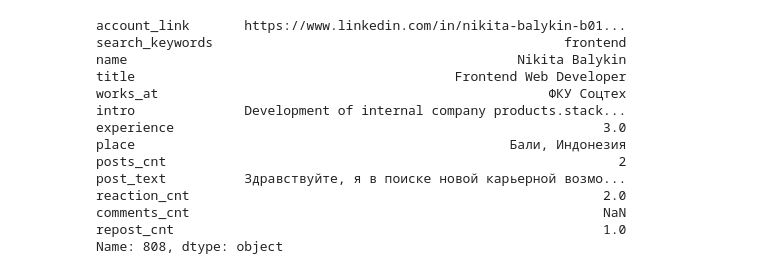
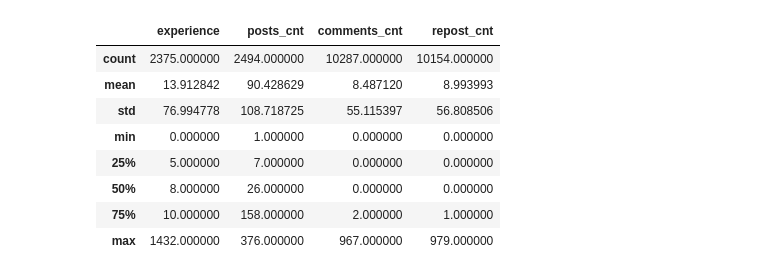
Before and after one commit to Akarinokadze/mentoring_hackathon, a Jupyter notebook: notebooks/experiments.ipynb, the cells around one changed output. Cells and saved outputs as stored; diff of their text form; code cells hidden in the pictures.

```diff
--- a/notebooks/experiments.ipynb
+++ b/notebooks/experiments.ipynb
@@ -307,17 +167,0 @@ memory usage: 54.7+ KB
-# %%
-dfc.iloc[0]
-# %% [output]
-account_link       https://www.linkedin.com/in/nikita-balykin-b01...
-search_keywords                                             frontend
-name                                                  Nikita Balykin
-title                                         Frontend Web Developer
-works_at                                                  ФКУ Соцтех
-intro              Development of internal company products.stack...
-experience                                                       3.0
-place                                                Бали, Индонезия
-posts_cnt                                                          2
-post_text          Здравствуйте, я в поиске новой карьерной возмо...
-reaction_cnt                                                     2.0
-comments_cnt                                                     NaN
-repost_cnt                                                       1.0
-Name: 808, dtype: object
@@ -325,0 +168,12 @@ dfc.to_csv(Path(r'../data/02_intermediate/share_posts.csv'), index=False, sep=';
+# %%
+df.describe()
+# %% [output]
+|  | experience | posts_cnt | comments_cnt | repost_cnt |
+| count | 2375.000000 | 2494.000000 | 10287.000000 | 10154.000000 |
+| mean | 13.912842 | 90.428629 | 8.487120 | 8.993993 |
+| std | 76.994778 | 108.718725 | 55.115397 | 56.808506 |
+| min | 0.000000 | 1.000000 | 0.000000 | 0.000000 |
+| 25% | 5.000000 | 7.000000 | 0.000000 | 0.000000 |
+| 50% | 8.000000 | 26.000000 | 0.000000 | 0.000000 |
+| 75% | 10.000000 | 158.000000 | 2.000000 | 1.000000 |
+| max | 1432.000000 | 376.000000 | 967.000000 | 979.000000 |
```
Also changed, not shown: parts of 43 cells of this notebook, 2 other files.
